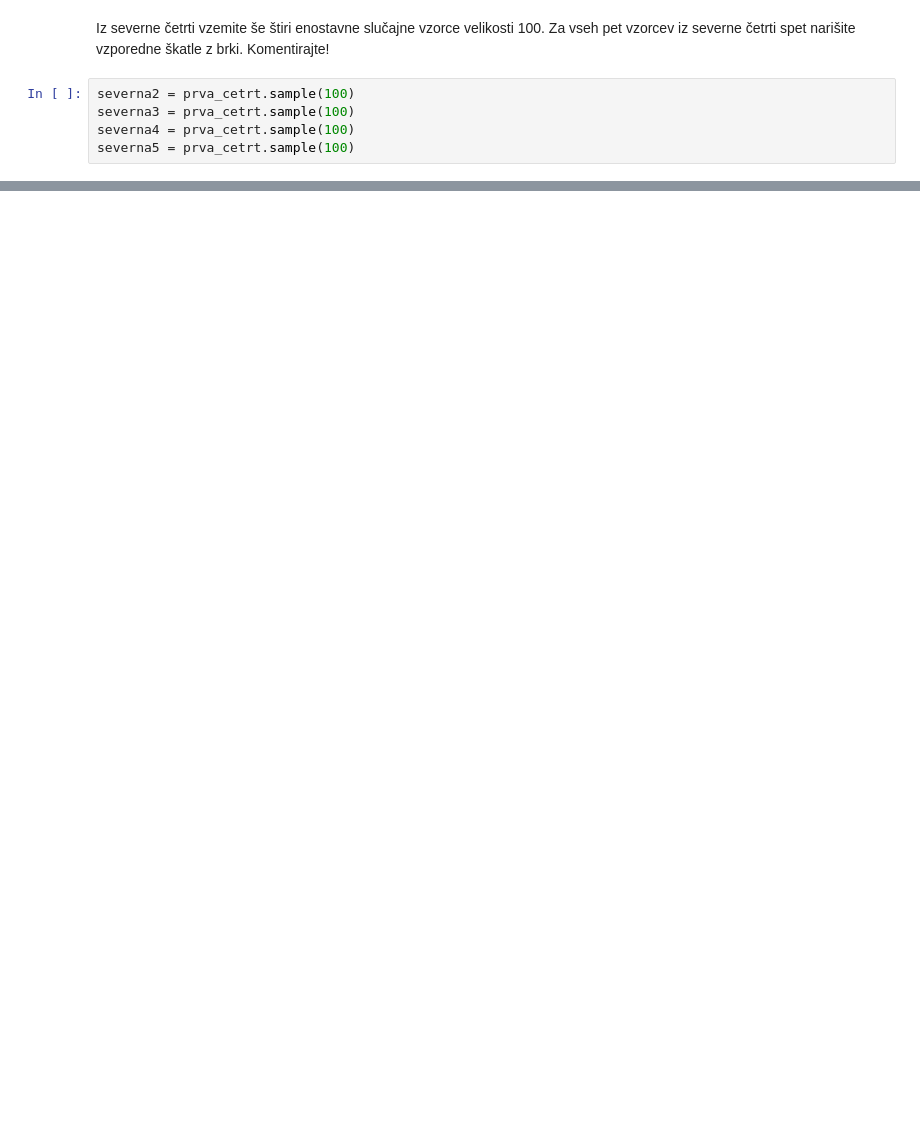
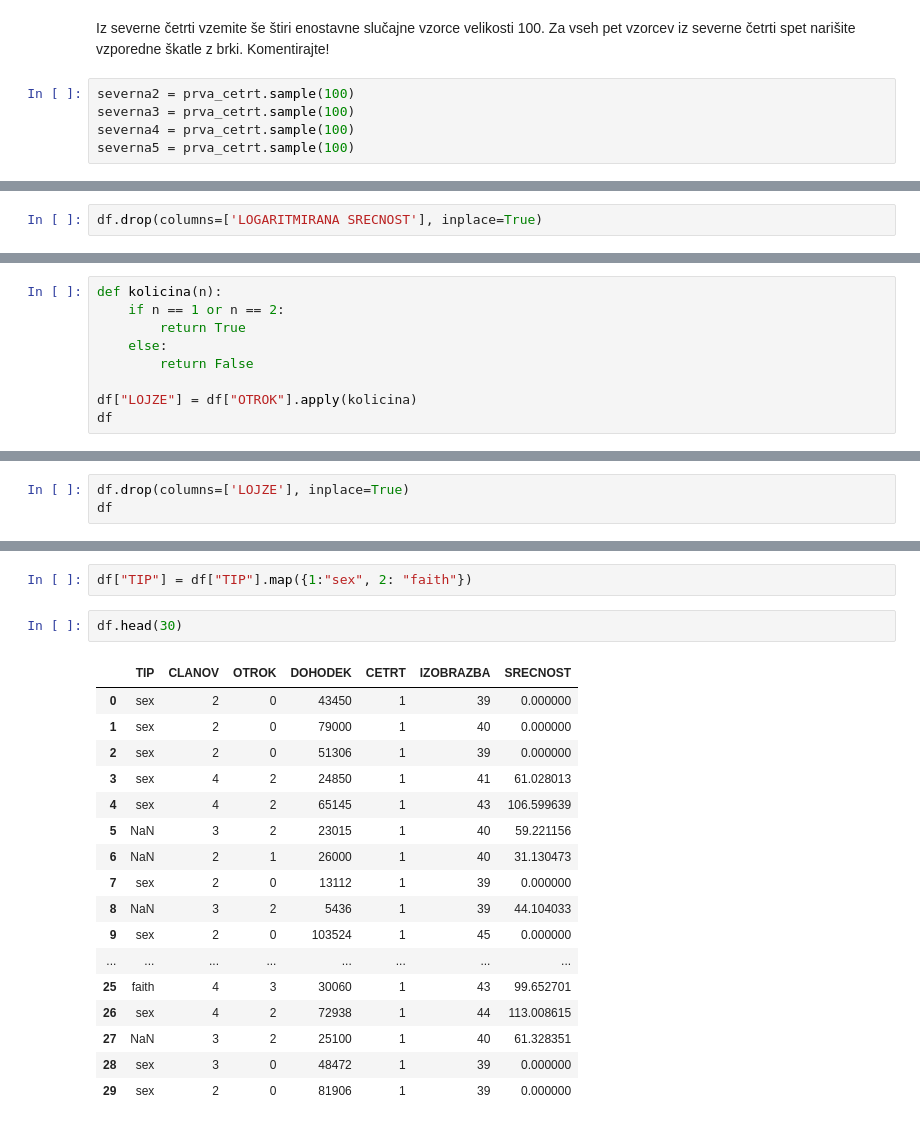
Before and after one commit to MartinZust123/Analysis-of-data-about-Kibergrad, a Jupyter notebook: Priloge/Kibergrad_analiza.ipynb, the cells around one changed output, grey strips where cells are left out. Saved outputs shown, nothing was run; the diff lists cells and outputs as text; blank space fills up the shorter version.

Commit message:
Uporaba metod map, replace, apply, drop

```diff
--- a/Priloge/Kibergrad_analiza.ipynb
+++ b/Priloge/Kibergrad_analiza.ipynb
@@ -382,0 +419,2 @@ plt.show()
+# %%
+df.drop(columns=['LOGARITMIRANA SRECNOST'], inplace=True)
@@ -382,0 +437,9 @@ plt.show()
+# %%
+def kolicina(n):
+    if n == 1 or n == 2:
+        return True
+    else:
+        return False
+
+df["LOJZE"] = df["OTROK"].apply(kolicina)
+df
@@ -382,0 +465,3 @@ plt.show()
+# %%
+df.drop(columns=['LOJZE'], inplace=True)
+df
@@ -382,0 +482,22 @@ plt.show()
+# %%
+df["TIP"] = df["TIP"].map({1:"sex", 2: "faith"})
+# %%
+df.head(30)
+# %% [output]
+|  | TIP | CLANOV | OTROK | DOHODEK | CETRT | IZOBRAZBA | SRECNOST |
+| 0 | sex | 2 | 0 | 43450 | 1 | 39 | 0.000000 |
+| 1 | sex | 2 | 0 | 79000 | 1 | 40 | 0.000000 |
+| 2 | sex | 2 | 0 | 51306 | 1 | 39 | 0.000000 |
+| 3 | sex | 4 | 2 | 24850 | 1 | 41 | 61.028013 |
+| 4 | sex | 4 | 2 | 65145 | 1 | 43 | 106.599639 |
+| 5 | NaN | 3 | 2 | 23015 | 1 | 40 | 59.221156 |
+| 6 | NaN | 2 | 1 | 26000 | 1 | 40 | 31.130473 |
+| 7 | sex | 2 | 0 | 13112 | 1 | 39 | 0.000000 |
+| 8 | NaN | 3 | 2 | 5436 | 1 | 39 | 44.104033 |
+| 9 | sex | 2 | 0 | 103524 | 1 | 45 | 0.000000 |
+| ... | ... | ... | ... | ... | ... | ... | ... |
+| 25 | faith | 4 | 3 | 30060 | 1 | 43 | 99.652701 |
+| 26 | sex | 4 | 2 | 72938 | 1 | 44 | 113.008615 |
+| 27 | NaN | 3 | 2 | 25100 | 1 | 40 | 61.328351 |
+| 28 | sex | 3 | 0 | 48472 | 1 | 39 | 0.000000 |
+| 29 | sex | 2 | 0 | 81906 | 1 | 39 | 0.000000 |
```
Also changed, not shown: parts of 23 cells of this notebook.
